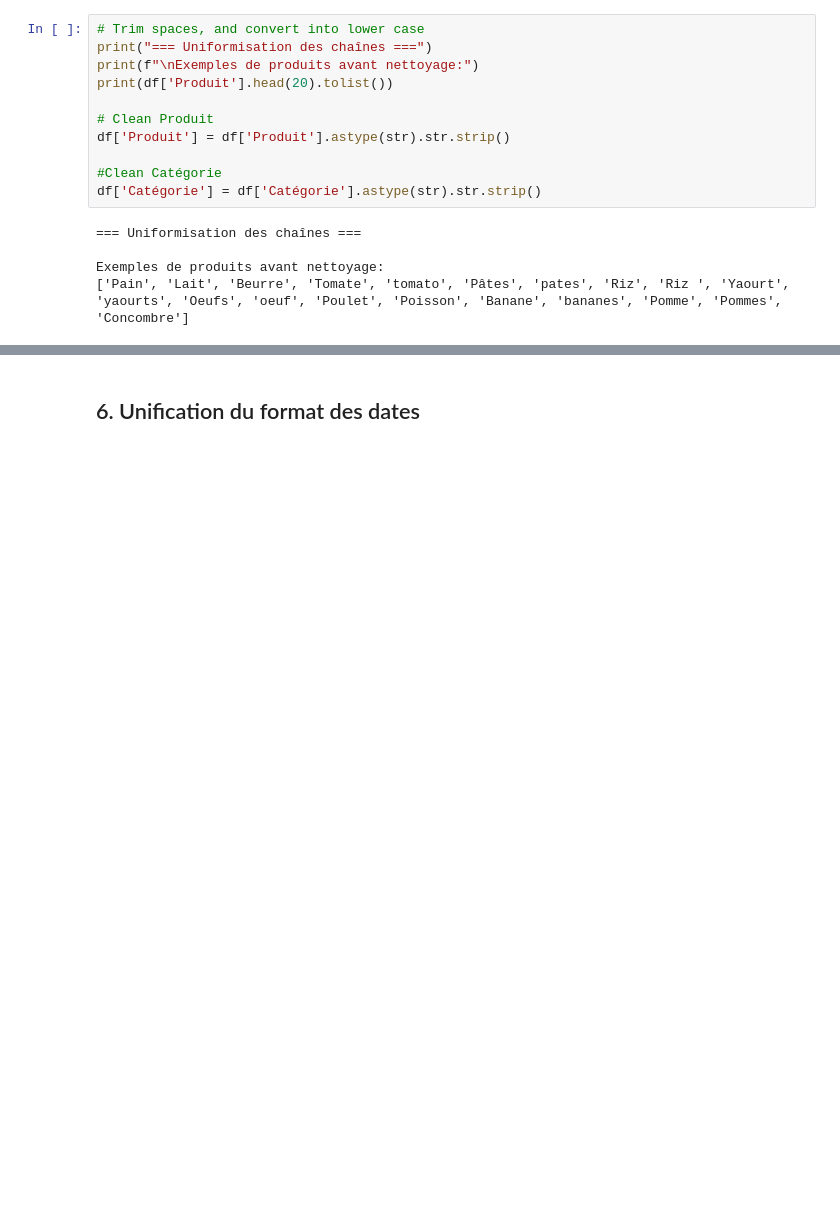
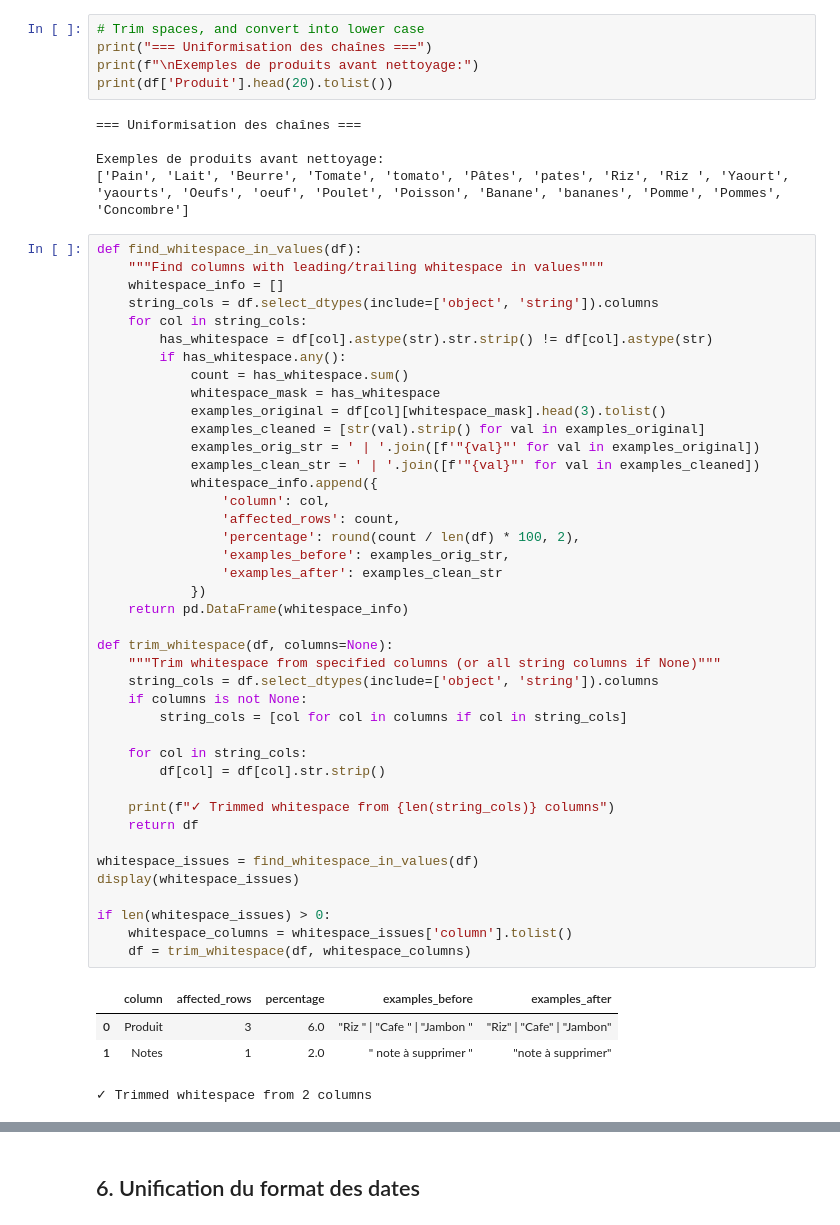
Before and after one commit to jenzah/s7_data_mining, a Jupyter notebook: data_preprocessing/pretraitement_achats.ipynb, the cells around one changed output, grey strips where cells are left out. Saved outputs shown, nothing was run; the diff lists cells and outputs as text; blank space fills up the shorter version.

Commit message:
Updated: - more profound cleaning for the data cleaning project - market basket analysis

```diff
--- a/data_preprocessing/pretraitement_achats.ipynb
+++ b/data_preprocessing/pretraitement_achats.ipynb
@@ -193,16 +193,56 @@ Doublons par TransactionID supprimés: 0
 print("=== Uniformisation des chaînes ===")
 print(f"\nExemples de produits avant nettoyage:")
 print(df['Produit'].head(20).tolist())
-
-# Clean Produit
-df['Produit'] = df['Produit'].astype(str).str.strip()
-
-#Clean Catégorie
-df['Catégorie'] = df['Catégorie'].astype(str).str.strip()
 # %% [output]
 === Uniformisation des chaînes ===
 
 Exemples de produits avant nettoyage:
 ['Pain', 'Lait', 'Beurre', 'Tomate', 'tomato', 'Pâtes', 'pates', 'Riz', 'Riz ', 'Yaourt', 'yaourts', 'Oeufs', 'oeuf', 'Poulet', 'Poisson', 'Banane', 'bananes', 'Pomme', 'Pommes', 'Concombre']
+# %%
+def find_whitespace_in_values(df):
+    """Find columns with leading/trailing whitespace in values"""
+    whitespace_info = []
+    string_cols = df.select_dtypes(include=['object', 'string']).columns
+    for col in string_cols:
+        has_whitespace = df[col].astype(str).str.strip() != df[col].astype(str)
+        if has_whitespace.any():
+            count = has_whitespace.sum()
+            whitespace_mask = has_whitespace
+            examples_original = df[col][whitespace_mask].head(3).tolist()
+            examples_cleaned = [str(val).strip() for val in examples_original]
+            examples_orig_str = ' | '.join([f'"{val}"' for val in examples_original])
+            examples_clean_str = ' | '.join([f'"{val}"' for val in examples_cleaned])
+            whitespace_info.append({
+                'column': col,
+                'affected_rows': count,
+                'percentage': round(count / len(df) * 100, 2),
+                'examples_before': examples_orig_str,
+                'examples_after': examples_clean_str
+            })
+    return pd.DataFrame(whitespace_info)
+
+def trim_whitespace(df, columns=None):
+    """Trim whitespace from specified columns (or all string columns if None)"""
+    string_cols = df.select_dtypes(include=['object', 'string']).columns
+    if columns is not None:
+        string_cols = [col for col in columns if col in string_cols]
+
+    for col in string_cols:
+        df[col] = df[col].str.strip()
+
+    print(f"✓ Trimmed whitespace from {len(string_cols)} columns")
+    return df
+
+whitespace_issues = find_whitespace_in_values(df)
+display(whitespace_issues)
+
+if len(whitespace_issues) > 0:
+    whitespace_columns = whitespace_issues['column'].tolist()
+    df = trim_whitespace(df, whitespace_columns)
+# %% [output]
+|  | column | affected_rows | percentage | examples_before | examples_after |
+| 0 | Produit | 3 | 6.0 | "Riz " | "Cafe " | "Jambon " | "Riz" | "Cafe" | "Jambon" |
+| 1 | Notes | 1 | 2.0 | " note à supprimer " | "note à supprimer" |
+✓ Trimmed whitespace from 2 columns
 # %%
 # Standardise strings - remove accents
```
Also changed, not shown: parts of 13 cells of this notebook, 8 other files.
